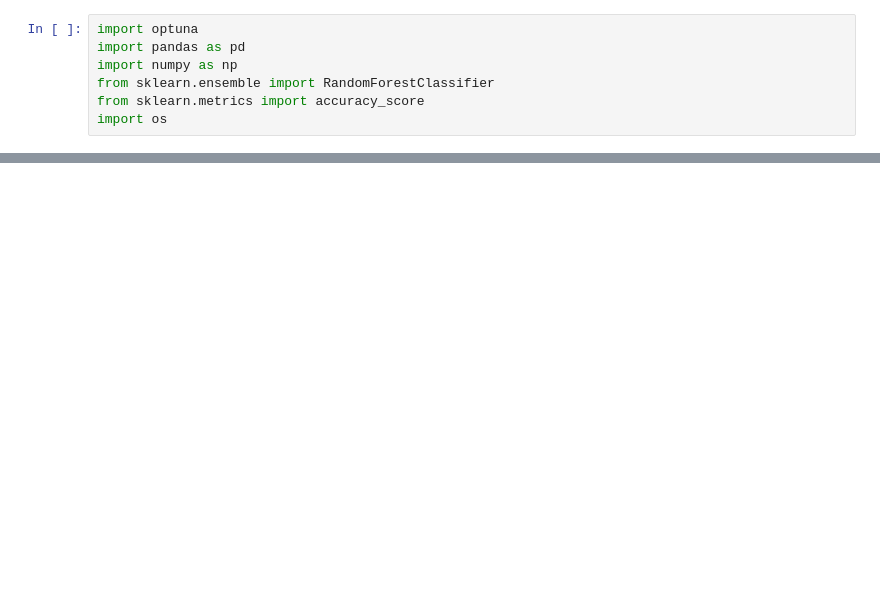
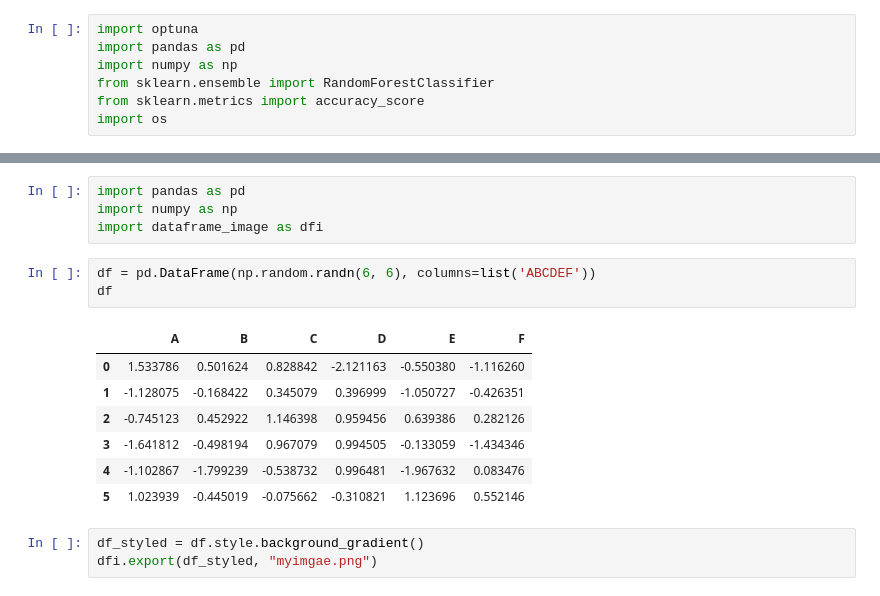
Before and after one commit to izam-mohammed/Customer-Churn, a Jupyter notebook: research/trials.ipynb, the cells around one changed output, grey strips where cells are left out. Saved outputs shown, nothing was run; the diff lists cells and outputs as text; blank space fills up the shorter version.

```diff
--- a/research/trials.ipynb
+++ b/research/trials.ipynb
@@ -76,0 +52,18 @@ Best Trial Value (Accuracy): 0.7530163236337828
+# %%
+import pandas as pd
+import numpy as np
+import dataframe_image as dfi
+# %%
+df = pd.DataFrame(np.random.randn(6, 6), columns=list('ABCDEF'))
+df
+# %% [output]
+|  | A | B | C | D | E | F |
+| 0 | 1.533786 | 0.501624 | 0.828842 | -2.121163 | -0.550380 | -1.116260 |
+| 1 | -1.128075 | -0.168422 | 0.345079 | 0.396999 | -1.050727 | -0.426351 |
+| 2 | -0.745123 | 0.452922 | 1.146398 | 0.959456 | 0.639386 | 0.282126 |
+| 3 | -1.641812 | -0.498194 | 0.967079 | 0.994505 | -0.133059 | -1.434346 |
+| 4 | -1.102867 | -1.799239 | -0.538732 | 0.996481 | -1.967632 | 0.083476 |
+| 5 | 1.023939 | -0.445019 | -0.075662 | -0.310821 | 1.123696 | 0.552146 |
+# %%
+df_styled = df.style.background_gradient()
+dfi.export(df_styled, "myimgae.png")
```
Also changed, not shown: parts of 9 cells of this notebook, 7 other files.
